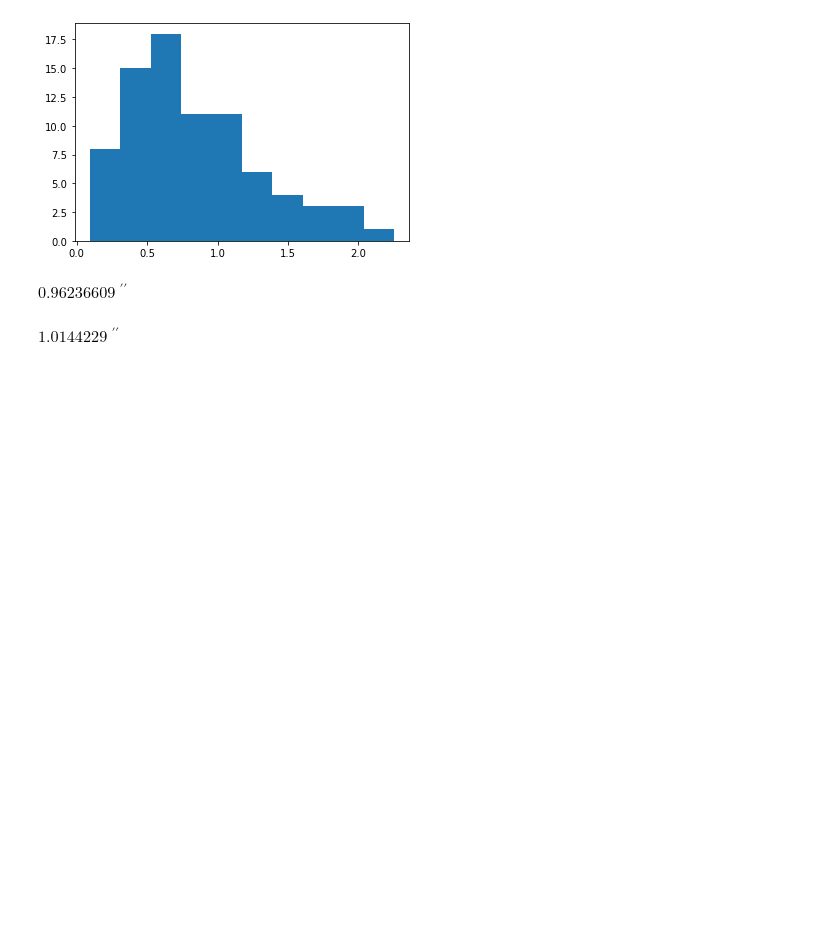
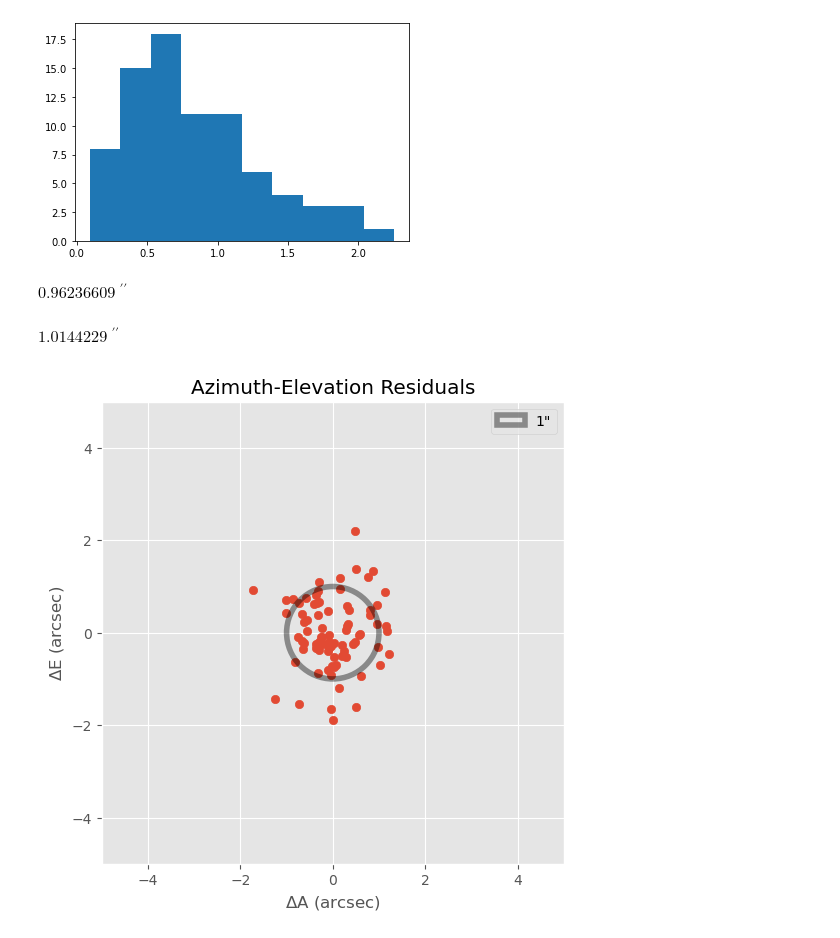
Before and after one commit to MMTObservatory/pointing_analysis, a Jupyter notebook: pointing_data/20210821/tpoint.ipynb, the cells around one changed output. Saved outputs shown, nothing was run; the diff lists cells and outputs as text; code cells hidden in the pictures; blank space fills up the shorter version.

```diff
--- a/pointing_data/20210821/tpoint.ipynb
+++ b/pointing_data/20210821/tpoint.ipynb
@@ -91,3 +91,19 @@ $0.96236609 \; \mathrm{{}^{\prime\prime}}$
 psd(coo_obs, t_coo)
 # %% [output]
 $1.0144229 \; \mathrm{{}^{\prime\prime}}$
+# %%
+with plt.style.context('ggplot', {'xtick.labelsize': 18, 'ytick.labelsize': 18}):
+    fig, ax = plt.subplots(figsize=[6, 6])
+    ax.set_aspect('equal')
+    ax.scatter(az_res.to(u.arcsec), el_res.to(u.arcsec))
+    ax.set_xlim([-5, 5])
+    ax.set_ylim([-5, 5])
+    ax.set_xlabel("$\Delta$A (arcsec)")
+    ax.set_ylabel("$\Delta$E (arcsec)")
+    ax.set_title("Azimuth-Elevation Residuals")
+    c1 = matplotlib.patches.Circle((0, 0), 1, ec='black', lw=4, fill=False, alpha=0.4, label="1\"")
+    ax.add_patch(c1)
+    ax.legend()
+plt.show()
+# %% [output]
+[figure, added]
```
